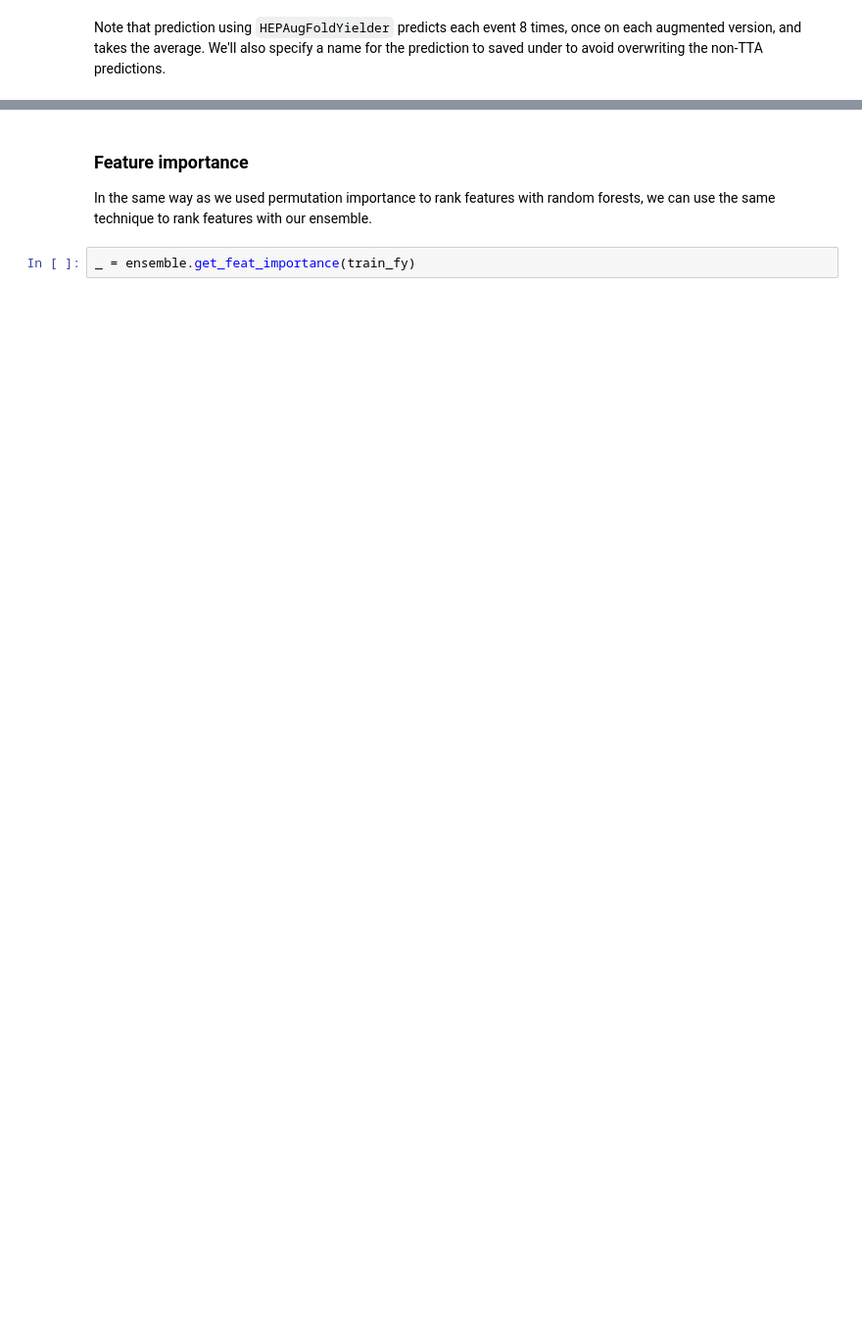
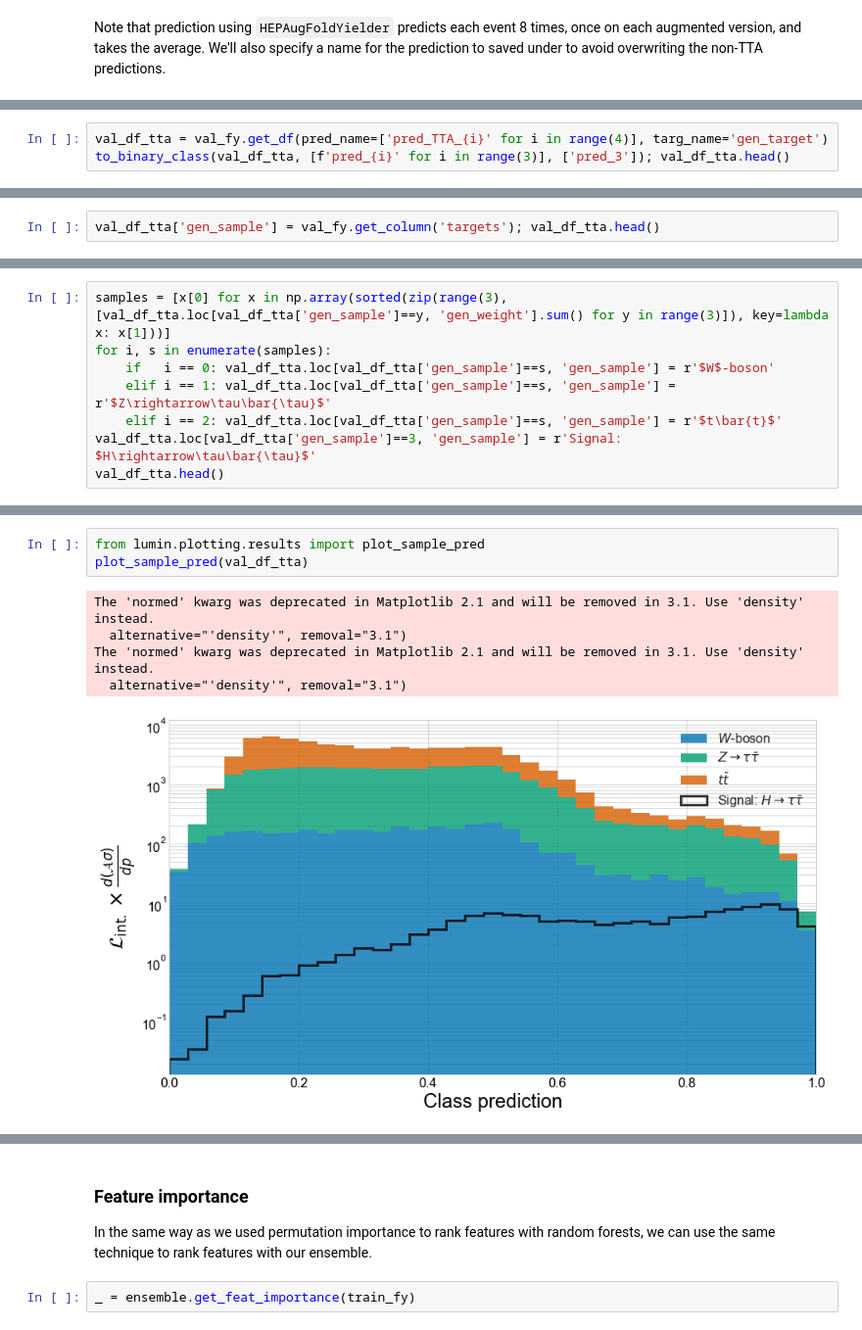
Before and after one commit to GilesStrong/lumin, a Jupyter notebook: examples/Multiclass_Classification.ipynb, the cells around one changed output, grey strips where cells are left out. Shown at 98% size. Drawn from its saved outputs; the diff is of its cells as text; blank space fills up the shorter version.

```diff
--- a/examples/Multiclass_Classification.ipynb
+++ b/examples/Multiclass_Classification.ipynb
@@ -538,0 +609,3 @@ val_df_tta = val_fy.get_df(pred_name='pred_TTA')
+# %%
+val_df_tta = val_fy.get_df(pred_name=['pred_TTA_{i}' for i in range(4)], targ_name='gen_target')
+to_binary_class(val_df_tta, [f'pred_{i}' for i in range(3)], ['pred_3']); val_df_tta.head()
@@ -549,0 +643,2 @@ So, we now have a model which gets close to state-of-the-art results; One might
+# %%
+val_df_tta['gen_sample'] = val_fy.get_column('targets'); val_df_tta.head()
@@ -549,0 +652,8 @@ So, we now have a model which gets close to state-of-the-art results; One might
+# %%
+samples = [x[0] for x in np.array(sorted(zip(range(3), [val_df_tta.loc[val_df_tta['gen_sample']==y, 'gen_weight'].sum() for y in range(3)]), key=lambda x: x[1]))]
+for i, s in enumerate(samples):
+    if   i == 0: val_df_tta.loc[val_df_tta['gen_sample']==s, 'gen_sample'] = r'$W$-boson'
+    elif i == 1: val_df_tta.loc[val_df_tta['gen_sample']==s, 'gen_sample'] = r'$Z\rightarrow\tau\bar{\tau}$'
+    elif i == 2: val_df_tta.loc[val_df_tta['gen_sample']==s, 'gen_sample'] = r'$t\bar{t}$'
+val_df_tta.loc[val_df_tta['gen_sample']==3, 'gen_sample'] = r'Signal: $H\rightarrow\tau\bar{\tau}$'
+val_df_tta.head()
@@ -549,0 +667,9 @@ So, we now have a model which gets close to state-of-the-art results; One might
+# %%
+from lumin.plotting.results import plot_sample_pred
+plot_sample_pred(val_df_tta)
+# %% [output]
+The 'normed' kwarg was deprecated in Matplotlib 2.1 and will be removed in 3.1. Use 'density' instead.
+  alternative="'density'", removal="3.1")
+The 'normed' kwarg was deprecated in Matplotlib 2.1 and will be removed in 3.1. Use 'density' instead.
+  alternative="'density'", removal="3.1")
+[figure, added]
```
Also changed, not shown: parts of 64 cells of this notebook, 8 other files.
